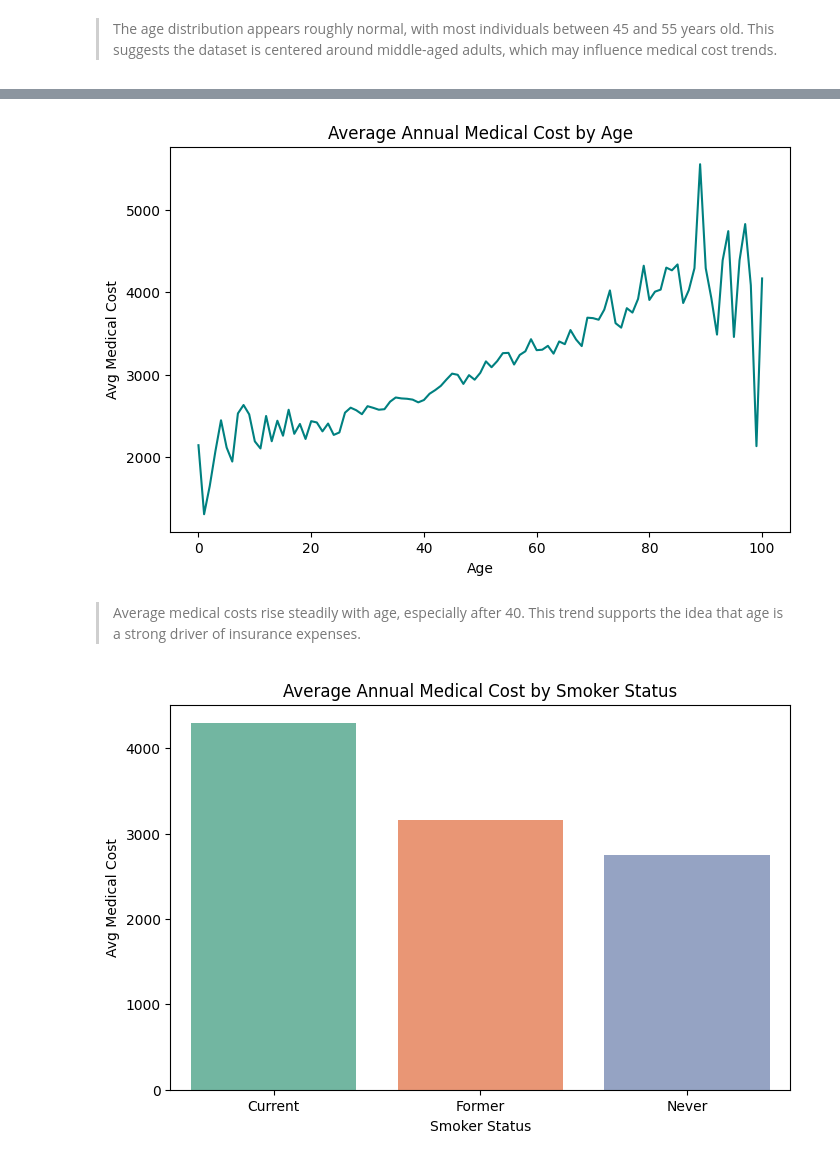
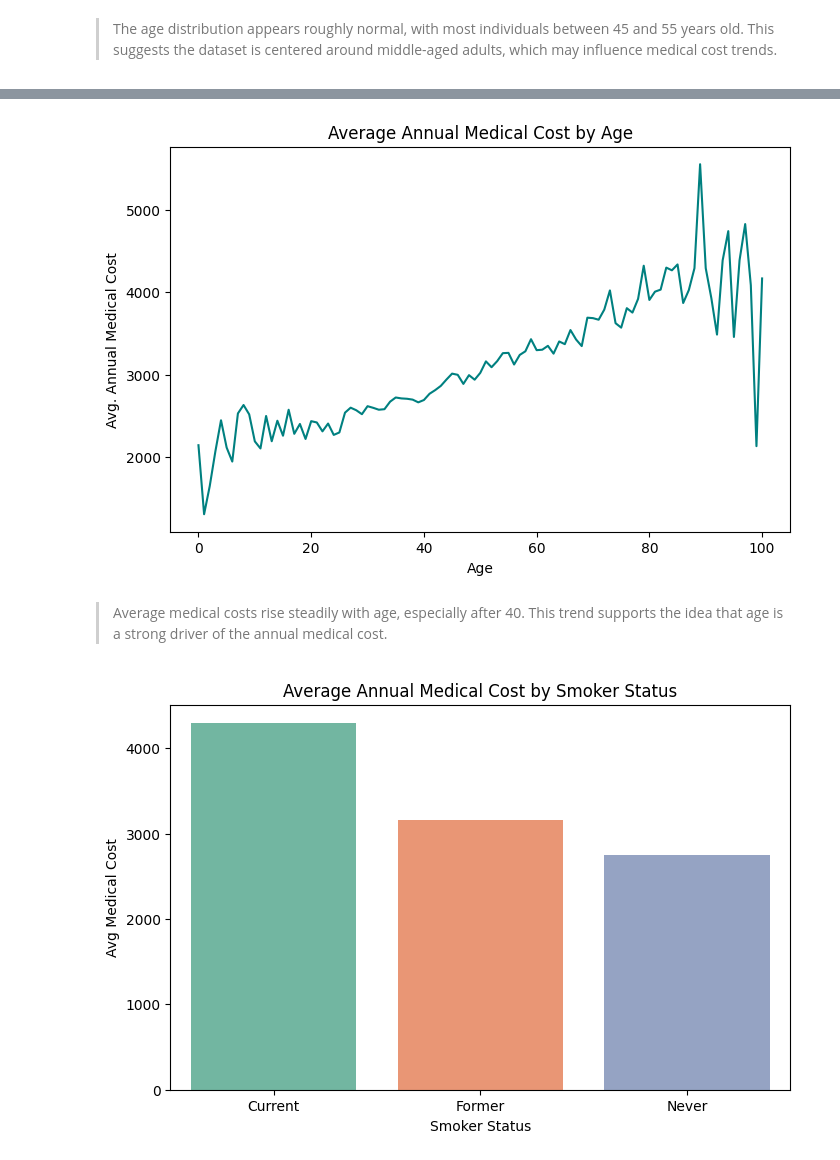
Before and after one commit to ornelagolloshi25/eda-checkpoint, a Jupyter notebook: checkpoint-two.ipynb, the cells around one changed output, grey strips where cells are left out. Drawn from its saved outputs; the diff is of its cells as text; code cells hidden in the pictures.

```diff
--- a/checkpoint-two.ipynb
+++ b/checkpoint-two.ipynb
@@ -203,18 +205,17 @@ plt.show()
 # %%
-# Step 3: Average Medical cost vs. age
-# I want to see if costs increase with age.
+# Step 3: Age vs Average Annual Medical Cost
+# I want to see if costs increases or decreases with age.
 
 avg_cost_by_age = df.groupby('age')['annual_medical_cost'].mean().reset_index()
 
 plt.figure(figsize=(8,5))
 sns.lineplot(x='age', y='annual_medical_cost', data=avg_cost_by_age, color='teal')
 plt.title("Average Annual Medical Cost by Age")
 plt.xlabel("Age")
-plt.ylabel("Avg Medical Cost")
+plt.ylabel("Avg. Annual Medical Cost")
 plt.show()
 # %% [output]
-[figure, old version]
+[figure, new version]
 # %% [markdown]
-> Average medical costs rise steadily with age, especially after 40.
-> This trend supports the idea that age is a strong driver of insurance expenses.
+> Average medical costs rise steadily with age, especially after 40. This trend supports the idea that age is a strong driver of the annual medical cost.
 # %%
```
Also changed, not shown: parts of 13 cells of this notebook.
